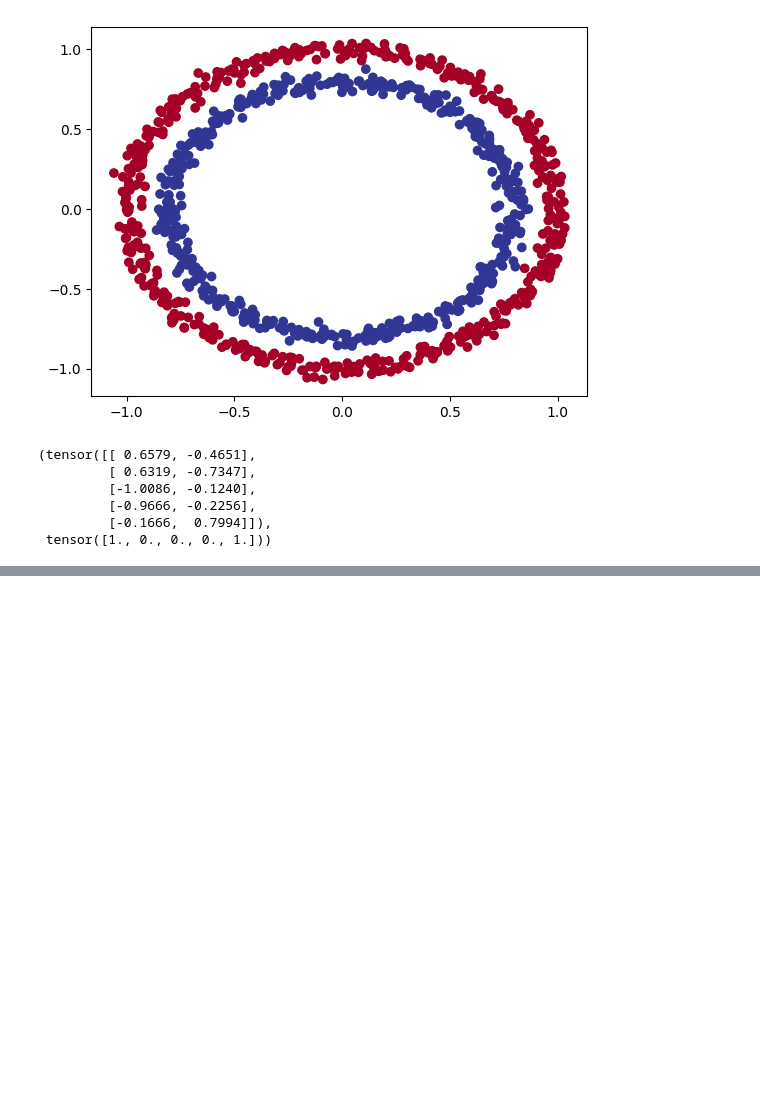
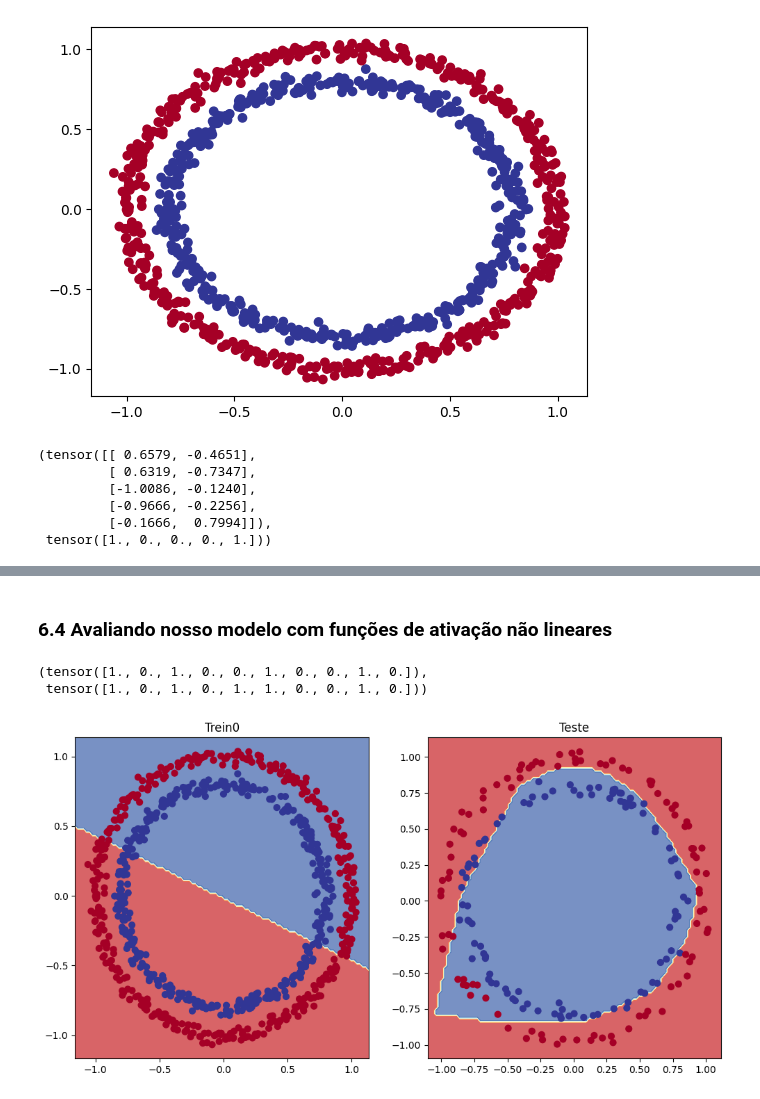
Before and after one commit to lucasget/estudos-pytorch, a Jupyter notebook: codigo.ipynb, the cells around one changed output, grey strips where cells are left out. Drawn from its saved outputs; the diff is of its cells as text; code cells hidden in the pictures; blank space fills up the shorter version.

```diff
--- a/codigo.ipynb
+++ b/codigo.ipynb
@@ -2552,0 +2594,4 @@ X_train[:5], y_train[:5]
+# %%
+loss_fn = nn.BCEWithLogitsLoss()
+optimizer = torch.optim.SGD(params = model_1_3.parameters(),
+                            lr = 0.1)
@@ -2552,0 +2600,27 @@ X_train[:5], y_train[:5]
+# %%
+torch.manual_seed(42)
+torch.cuda.manual_seed(42)
+
+X_train, y_train = X_train.to(device), y_train.to(device)
+X_test, y_test = X_test.to(device), y_test.to(device)
+
+epochs = 1000
+
+for epoch in range(epochs):
+    model_1_3.train()
+    y_logits = model_1_3(X_train).squeeze()
+    y_pred = torch.round(torch.sigmoid(y_logits))
+    loss = loss_fn(y_logits, y_train)
+    acc = accuracy_fn(y_true = y_train, y_pred = y_pred)
+    optimizer.zero_grad()
+    loss.backward()
+    optimizer.step()
+
+    model_1_3.eval()
+    with torch.inference_mode():
+        test_logits = model_1_3(X_test).squeeze()
+        test_pred = torch.round(torch.sigmoid(test_logits))
+        test_loss = loss_fn(test_logits, y_test)
+        test_acc = accuracy_fn(y_true = y_test, y_pred = test_pred)
+    if epoch % 100 == 0:
+        print(f"Época: {epoch} | Loss: {loss:.4f} | Acurácia treino: {acc:.2f}% | Loss teste: {test_loss:.4f} | Acurácia teste: {test_acc:.2f}%")
@@ -2552,0 +2638,23 @@ X_train[:5], y_train[:5]
+# %% [markdown]
+### 6.4 Avaliando nosso modelo com funções de ativação não lineares
+# %%
+# Inferência
+model_1_3.eval()
+with torch.inference_mode():
+    y_preds = torch.round(torch.sigmoid(model_1_3(X_test))).squeeze()
+
+y_preds[:10], y_test[:10]
+# %% [output]
+(tensor([1., 0., 1., 0., 0., 1., 0., 0., 1., 0.]),
+ tensor([1., 0., 1., 0., 1., 1., 0., 0., 1., 0.]))
+# %%
+# Plotar os limites de decisão do modelo
+plt.figure(figsize = (12,6))
+plt.subplot(1,2,1)
+plt.title("Trein0")
+plot_decision_boundary(model_1_1, X_train, y_train) # model_1_1 = sem não linearidade
+plt.subplot(1,2,2)
+plt.title("Teste")
+plot_decision_boundary(model_1_3, X_test, y_test) # model_1_3 = com não linearidade
+# %% [output]
+[figure, added]
```
Also changed, not shown: parts of 22 cells of this notebook.
